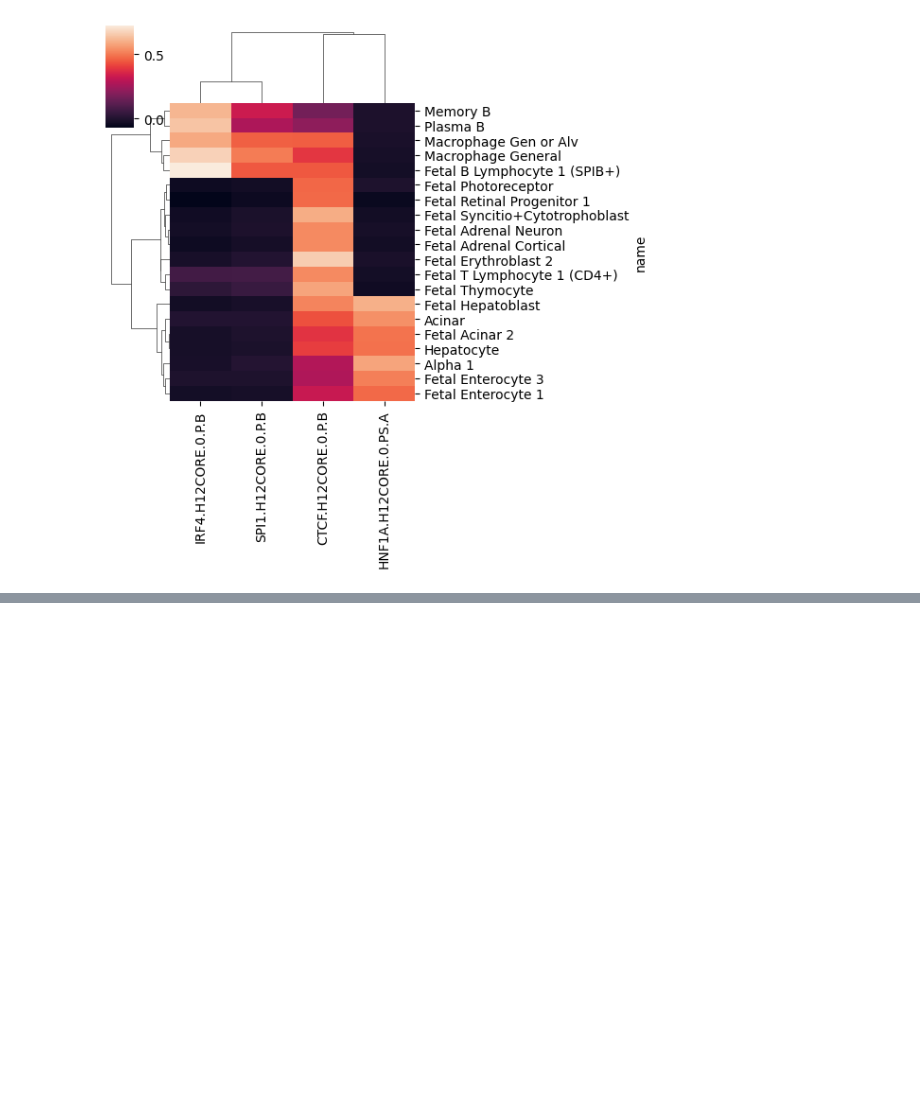
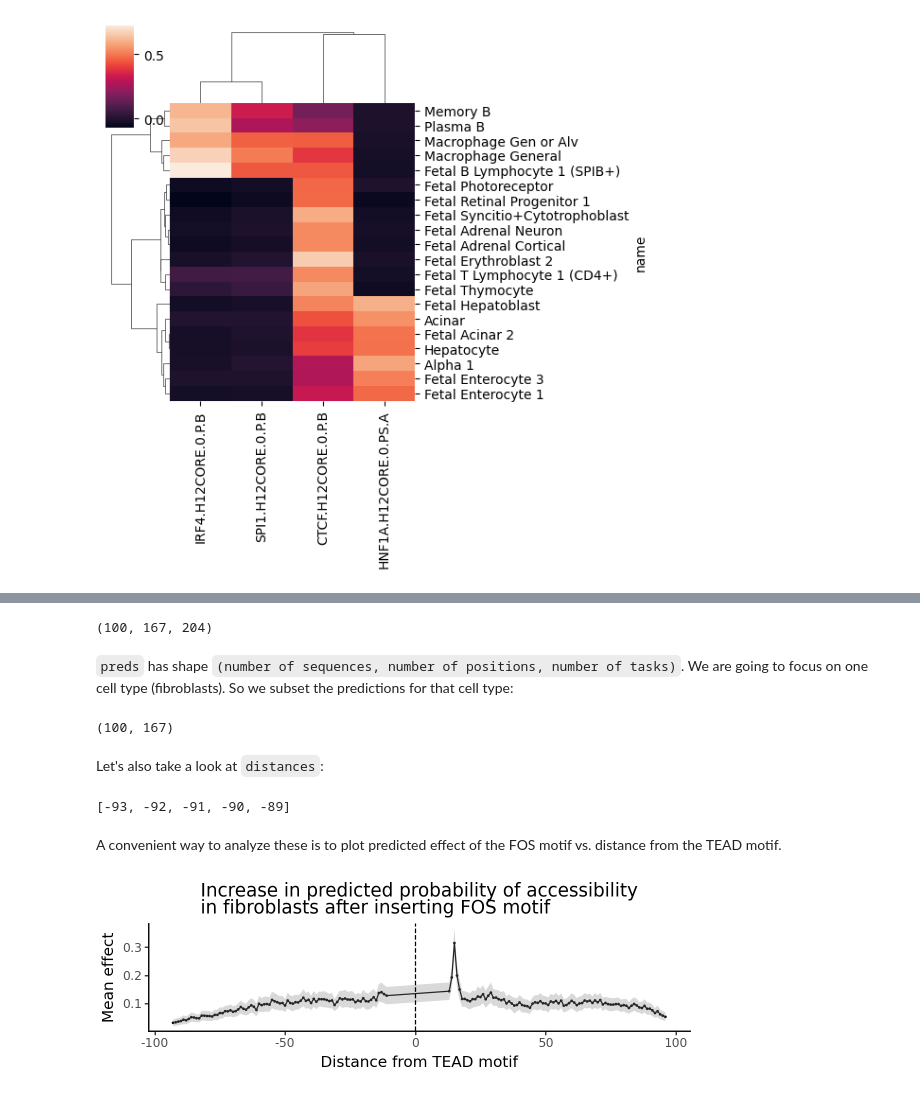
Before and after one commit to Genentech/gReLU, a Jupyter notebook: docs/tutorials/7_simulations.ipynb, the cells around one changed output, grey strips where cells are left out. Saved outputs shown, nothing was run; the diff lists cells and outputs as text; code cells hidden in the pictures; blank space fills up the shorter version.

```diff
--- a/docs/tutorials/7_simulations.ipynb
+++ b/docs/tutorials/7_simulations.ipynb
@@ -167,0 +179,3 @@ sns.clustermap(mean_motif_effect.loc[:, variable_cell_types].T, figsize=(6,6))
+# %%
+patterns = grelu.interpret.motifs.motifs_to_strings(motifs)
+tead_pattern, fos_pattern = patterns
@@ -167,0 +190,14 @@ sns.clustermap(mean_motif_effect.loc[:, variable_cell_types].T, figsize=(6,6))
+# %%
+preds, distances = grelu.interpret.simulate.marginalize_pattern_spacing(
+    model = catlas,
+    seqs = test_intervals,
+    fixed_pattern = tead_pattern, # this motif will be fixed at the center of the sequence
+    variable_pattern = fos_pattern, # this motif will be inserted at different distances
+    genome = 'hg38',
+    n_shuffles = 1, # Each test sequence will be shuffled once
+    seed = 0,
+    devices = 0,
+    num_workers = 16,
+    batch_size = 512,
+    compare_func = 'subtract', # Return the difference in prediction after inserting FOS
+)
@@ -167,0 +211,30 @@ sns.clustermap(mean_motif_effect.loc[:, variable_cell_types].T, figsize=(6,6))
+# %%
+preds = preds.squeeze()
+preds.shape
+# %% [output]
+(100, 167, 204)
+# %% [markdown]
+`preds` has shape `(number of sequences, number of positions, number of tasks)`. We are going to focus on one cell type (fibroblasts). So we subset the predictions for that cell type:
+# %%
+preds = preds[:, :, tasks.name=='Fibro General'].squeeze()
+preds.shape
+# %% [output]
+(100, 167)
+# %% [markdown]
+Let's also take a look at `distances`:
+# %%
+distances[:5]
+# %% [output]
+[-93, -92, -91, -90, -89]
+# %% [markdown]
+A convenient way to analyze these is to plot predicted effect of the FOS motif vs. distance from the TEAD motif.
+# %%
+import grelu.visualize
+grelu.visualize.plot_position_effect(
+    preds, distances,
+    title="Increase in predicted probability of accessibility\nin fibroblasts after inserting FOS motif",
+    xlab="Distance from TEAD motif",
+    figsize=(6,2)
+)
+# %% [output]
+[figure, added]
```
Also changed, not shown: parts of 86 cells of this notebook.
